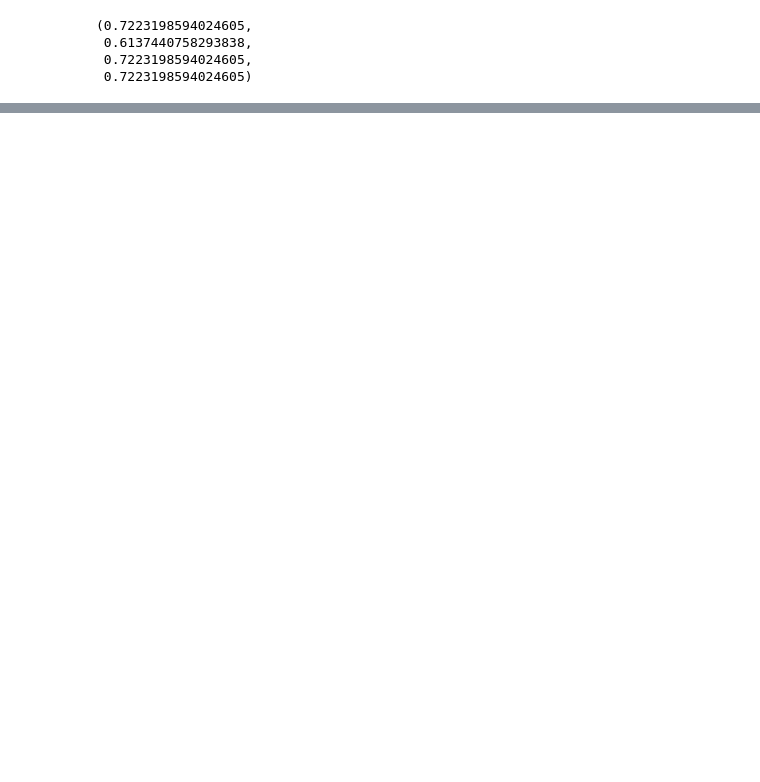
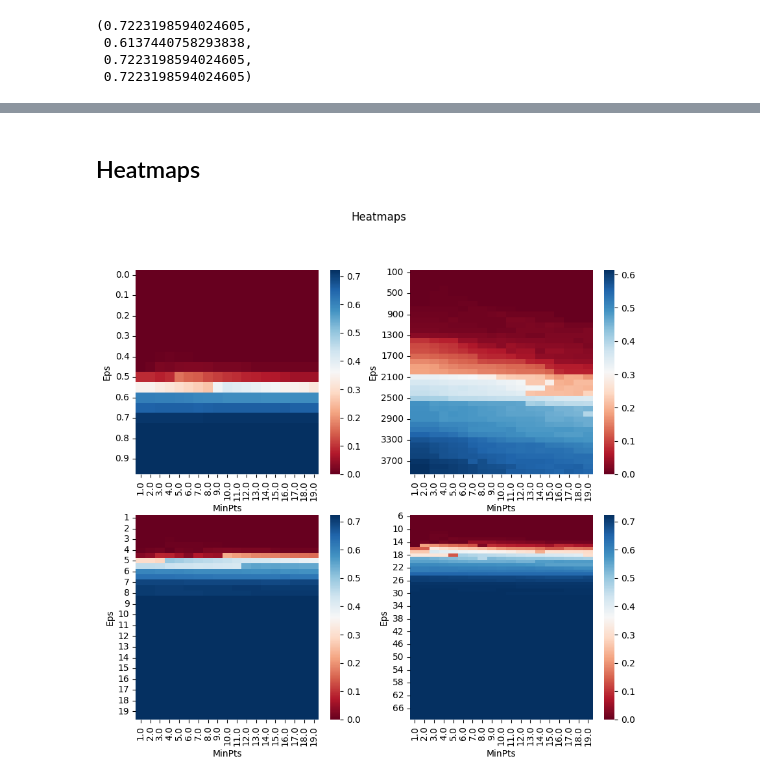
Before and after one commit to Kenza266/Clustering, a Jupyter notebook: NoteBooks/DBscan.ipynb, the cells around one changed output, grey strips where cells are left out. Drawn from its saved outputs; the diff is of its cells as text; code cells hidden in the pictures; blank space fills up the shorter version.

```diff
--- a/NoteBooks/DBscan.ipynb
+++ b/NoteBooks/DBscan.ipynb
@@ -290,0 +236,36 @@ plot_graphs(results_S, 'Manhattan Std')
+# %% [markdown]
+## Heatmaps
+# %%
+import seaborn as sns
+
+fig, axs = plt.subplots(2, 2)
+axs = axs.flatten()
+fig.set_size_inches(10, 9)
+
+for ax, results, eps_range, title in zip(axs, [results_H, results_M, results_N, results_S],
+                                            [np.arange(0, 1, 0.1), range(100, 4000, 400), np.arange(1, 20, 1), np.arange(6, 70, 4)],
+                                            ['Hamming', 'Manhattan', 'Manhattan Norm', 'Manhattan Std']):
+    hm_data = results.pivot(index='eps',
+                   columns='min_samples',
+                   values='accuracy')
+
+    sns.heatmap(hm_data,
+                ax=ax,
+                annot=False,
+                cmap='RdBu',
+                linecolor='white')
+
+    if title in ['Manhattan Std', 'Manhattan']:
+        ax.set_yticks(np.arange(0.5, len(eps_range)*4, 4))
+    else:
+        ax.set_yticks(np.arange(0.5, len(eps_range)*2, 2))
+    ax.set_yticklabels([round(i, 2) for i in eps_range])
+
+    #ax.set_title(title)
+    ax.set_ylabel('Eps')
+    ax.set_xlabel('MinPts')
+
+fig.suptitle('Heatmaps')
+plt.show()
+# %% [output]
+[figure, added]
```
Also changed, not shown: parts of 16 cells of this notebook, 6 other files.
